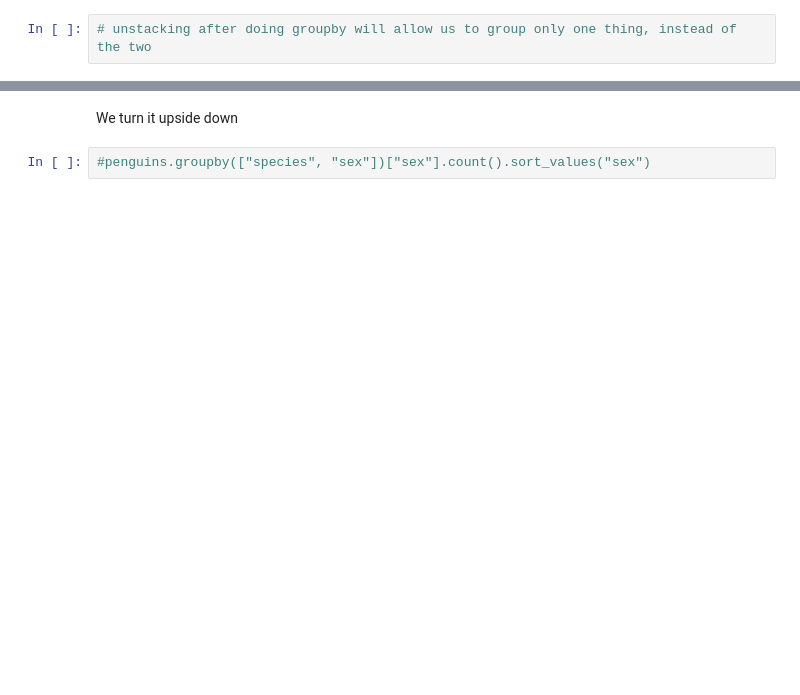
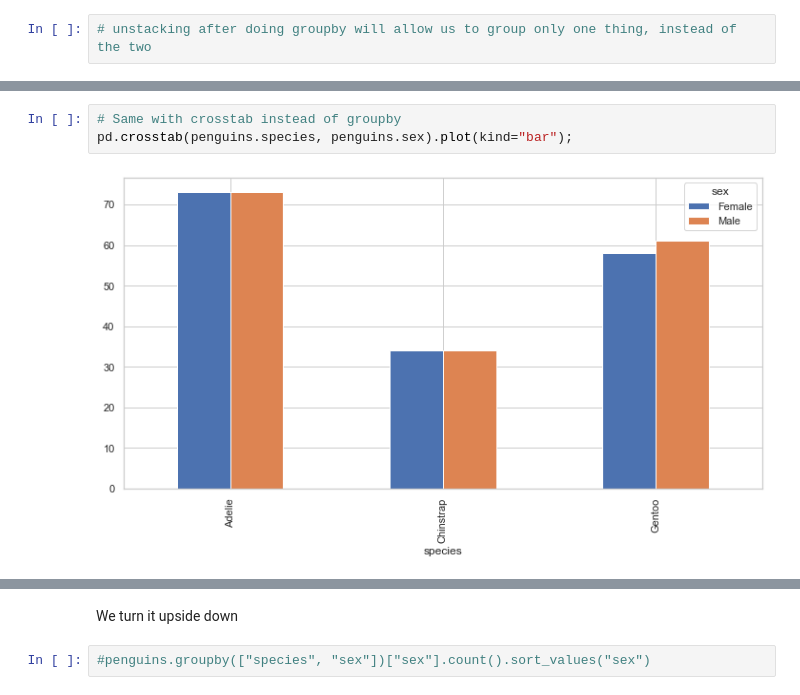
Before and after one commit to Ironhack-data-bcn-feb-2023/lectures, a Jupyter notebook: module-1/week-4/1- Visualization.ipynb, the cells around one changed output, grey strips where cells are left out. Saved outputs shown, nothing was run; the diff lists cells and outputs as text; blank space fills up the shorter version.

```diff
--- a/module-1/week-4/1- Visualization.ipynb
+++ b/module-1/week-4/1- Visualization.ipynb
@@ -241,3 +437,8 @@ plt.show()
+# %%
+# Same with crosstab instead of groupby
+pd.crosstab(penguins.species, penguins.sex).plot(kind="bar");
+# %% [output]
+[figure, added]
 # %%
 save = penguins.groupby(["species", "sex"])["sex"].count().unstack().plot(kind="bar")
 plt.show()
```
Also changed, not shown: parts of 51 cells of this notebook.
